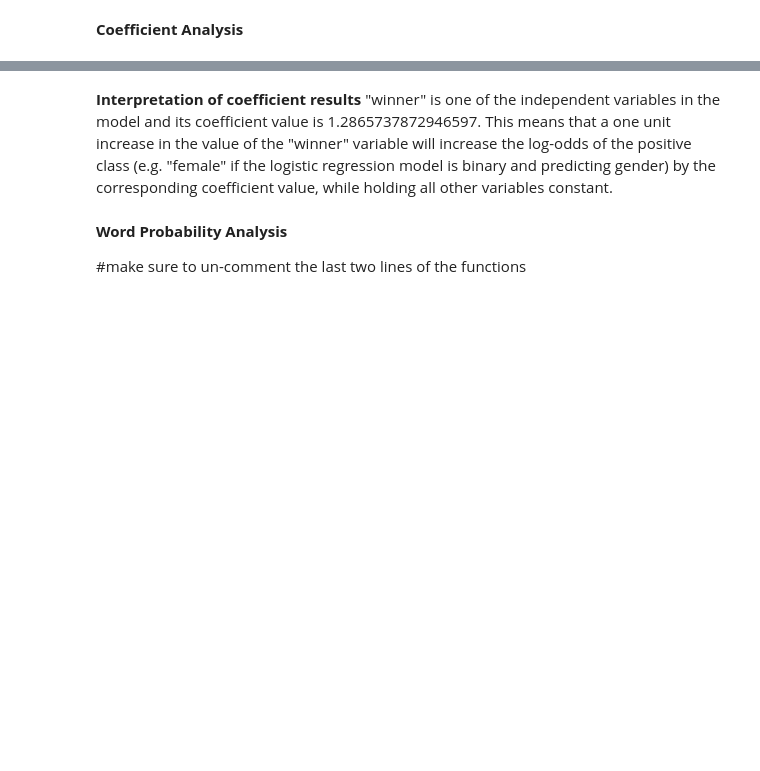
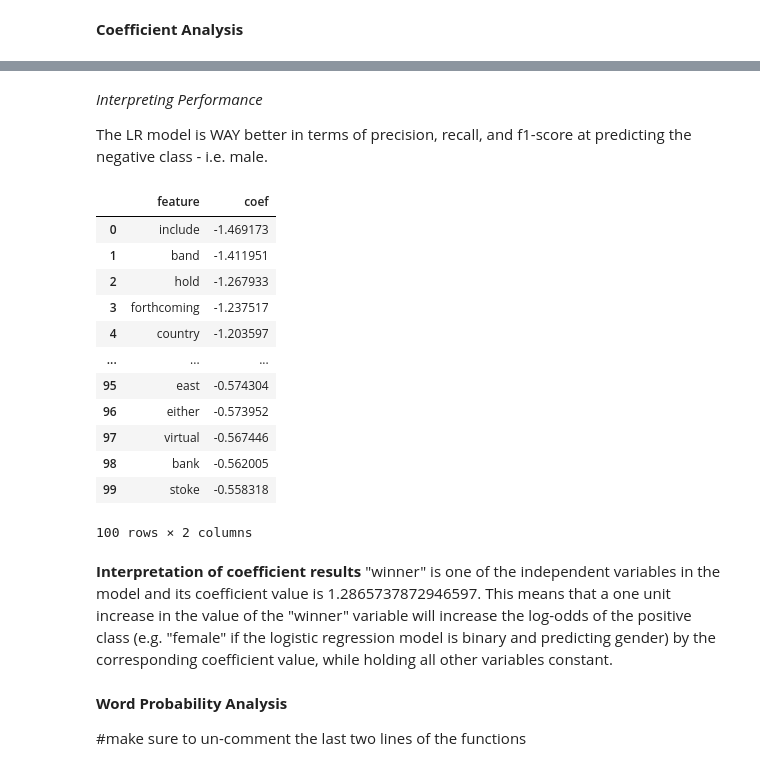
Before and after one commit to yvferreiro/MasterThesis, a Jupyter notebook: Logistic Regression.ipynb, the cells around one changed output, grey strips where cells are left out. Cells and saved outputs as stored; diff of their text form; code cells hidden in the pictures; blank space fills up the shorter version.

```diff
--- a/Logistic Regression.ipynb
+++ b/Logistic Regression.ipynb
@@ -85,8 +91,10 @@ def logistic_regression_year(df, target_col, text_col):
     # define the hyperparameters to search over
     param_grid = {
         'penalty': ['l1', 'l2'],
-        'C': [0.1, 1, 10],
-        'solver': ['liblinear', 'saga']
+        'C': [0.001, 0.01, 0.1, 1, 10, 100, 1000],
+        'solver': ['liblinear', 'lbfgs', 'newton-cg', 'sag' 'saga'],
+        'class_weight': ['balanced', {0: 0.3, 1: 0.7}],
+        'random_state': [42]
     }
 
     #the classifier
@@ -106,7 +114,6 @@ def logistic_regression_year(df, target_col, text_col):
     accuracy = best_clf.score(X_test, y_test) #evaluate on test set
     class_report = classification_report(y_test, y_pred, zero_division = 0)
     results = {'accuracy': accuracy, 'classification_report': class_report}
-    #print(f"Year: {year}")
     print(f"Accuracy: {accuracy:.2f}")
     print(f"Classification Report:\n{class_report}")
 
@@ -191,11 +230,29 @@ df_coef_09
+# %% [markdown]
+*Interpreting Performance*
+
+The LR model is WAY better in terms of precision, recall, and f1-score at predicting the negative class - i.e. male.
 # %%
 #create DF of highest coef
 highest_coef_09 = pd.DataFrame(df_coef_09[0])
 
 #create DF of lowest lowest coef manipulation
 lowest_coef_09 = pd.DataFrame(df_coef_09[1])
-lowest_coef_09 = lowest_coef.sort_values(by = ["coef"], ascending = True).reset_index(drop = True) #absolute lowest value
+lowest_coef_09 = lowest_coef_09.sort_values(by = ["coef"], ascending = True).reset_index(drop = True) #absolute lowest value
 lowest_coef_09
+# %% [output]
+|  | feature | coef |
+| 0 | include | -1.469173 |
+| 1 | band | -1.411951 |
+| 2 | hold | -1.267933 |
+| 3 | forthcoming | -1.237517 |
+| 4 | country | -1.203597 |
+| ... | ... | ... |
+| 95 | east | -0.574304 |
+| 96 | either | -0.573952 |
+| 97 | virtual | -0.567446 |
+| 98 | bank | -0.562005 |
+| 99 | stoke | -0.558318 |
+100 rows × 2 columns
 # %%
 #save DF as pickle file per year
 lowest_coef_09.to_pickle('RESULTS09_coeflow_sample.pickle')
```
Also changed, not shown: parts of 15 cells of this notebook, 1 other file.
